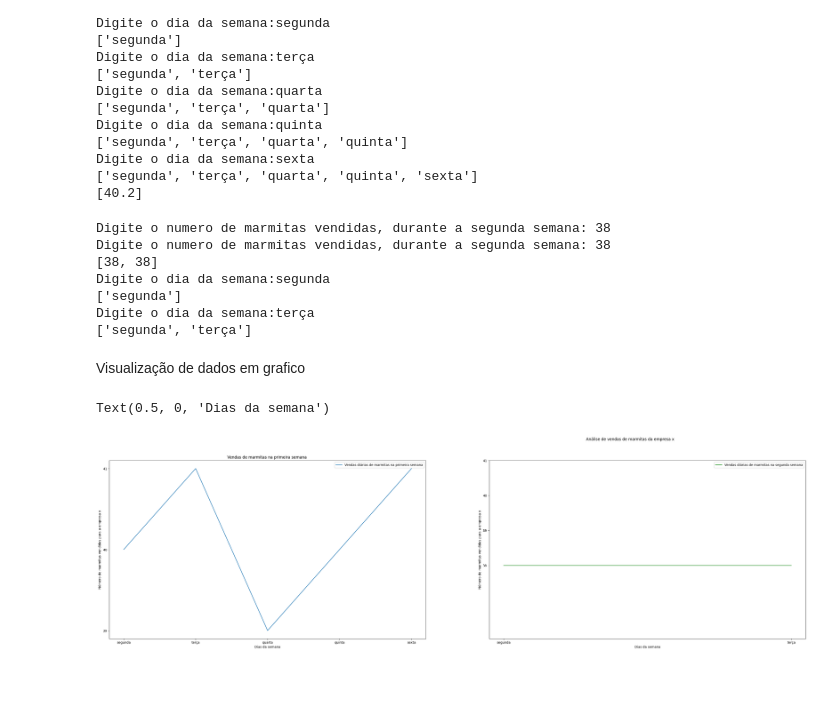
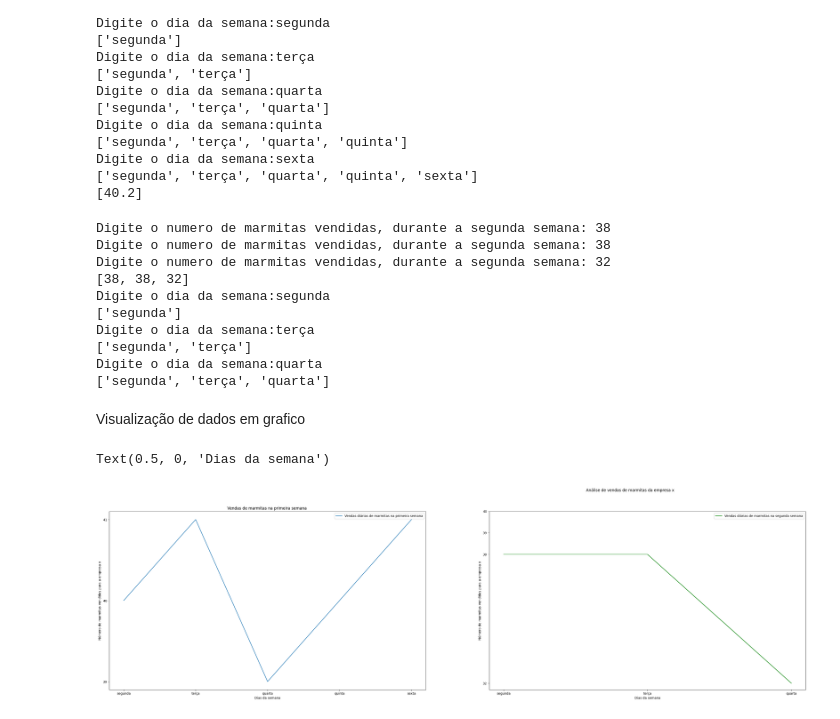
Before and after one commit to jeniferGoncalvesDaSilvaDev/data-analytics-python, a Jupyter notebook: analise-vendas-marmitas-empresaX.ipynb, the cells around one changed output. Cells and saved outputs as stored; diff of their text form; code cells hidden in the pictures; blank space fills up the shorter version.

```diff
--- a/analise-vendas-marmitas-empresaX.ipynb
+++ b/analise-vendas-marmitas-empresaX.ipynb
@@ -61,10 +61,11 @@ Digite o dia da semana:sexta
 [40.2]
 # %%
 dias_da_segunda_semana=[]
+vendas_segunda_semana=[]
 def numero_marmitas_semana_02():
  try:
 
-  for item in range(0,2):
+  for item in range(0,3):
     item = int(input("Digite o numero de marmitas vendidas, durante a segunda semana: "))
     vendas_segunda_semana.append(item)
   print(vendas_segunda_semana)
@@ -75,7 +76,7 @@ def numero_marmitas_semana_02():
   print("Dado inválido")
 
 def dias_da_semana_02():
-  for dia in range(0,2):
+  for dia in range(0,3):
       dia = str(input('Digite o dia da semana:'))
       if dia!= 'segunda' and dia!='terça' and dia!='quarta' and dia!='quinta' and dia!='sexta':
         print("Dia inválido!")
@@ -94,29 +95,32 @@ dias_da_semana_02()
 # %% [output]
 Digite o numero de marmitas vendidas, durante a segunda semana: 38
 Digite o numero de marmitas vendidas, durante a segunda semana: 38
-[38, 38]
+Digite o numero de marmitas vendidas, durante a segunda semana: 32
+[38, 38, 32]
 Digite o dia da semana:segunda
 ['segunda']
 Digite o dia da semana:terça
 ['segunda', 'terça']
+Digite o dia da semana:quarta
+['segunda', 'terça', 'quarta']
 # %% [markdown]
 Visualização de dados em grafico
 # %%
 figura = plt.figure(figsize=(60,10))
 figura.suptitle('Análise de vendas de marmitas da empresa x')
 figura.add_subplot(131)
 plt.plot(dias_da_primeira_semana, vendas_primeira_semana, label= "Vendas diárias de marmitas na primeira semana")
 plt.title("Vendas de marmitas na primeira semana ")
 plt.legend()
 plt.yticks([40,41,39])
 plt.ylabel("Número de marmitas vendidas para a empresa x")
 plt.xlabel("Dias da semana")
 figura.add_subplot(132)
 plt.plot(dias_da_segunda_semana, vendas_segunda_semana, label="Vendas diárias de marmitas na segunda semana",color="green")
 plt.legend()
-plt.yticks([38,39,40,41])
+plt.yticks([32,38,39,40])
 plt.ylabel("Número de marmitas vendidas para a empresa x")
 plt.xlabel("Dias da semana")
 # %% [output]
 Text(0.5, 0, 'Dias da semana')
-[figure, old version]
+[figure, new version]
```
